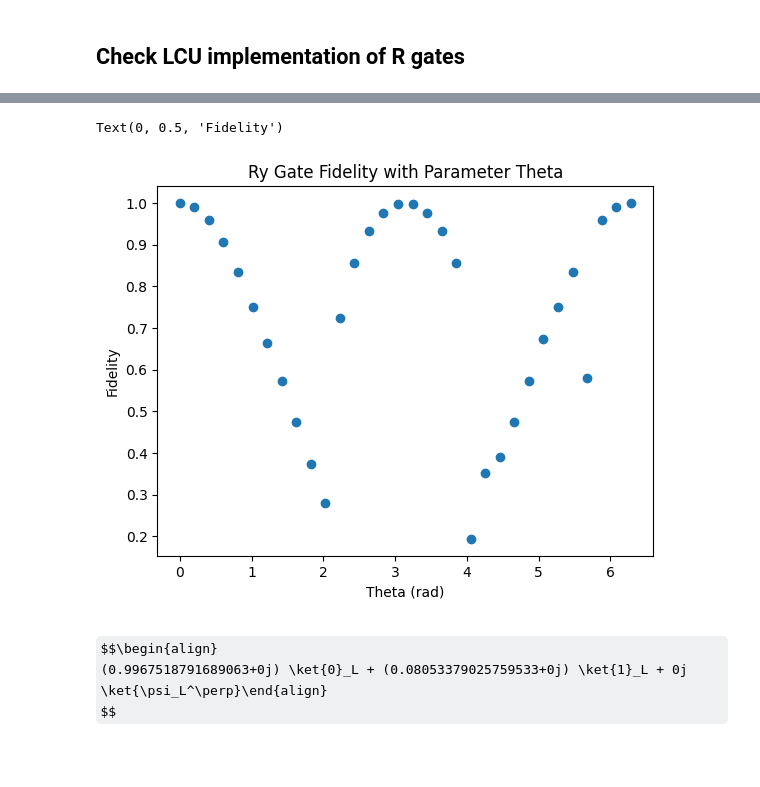
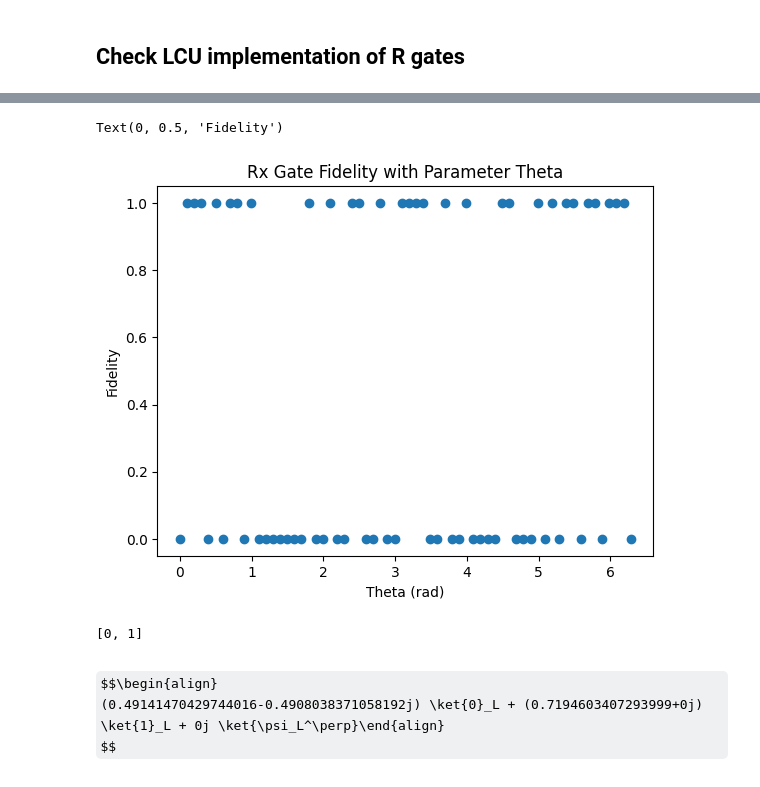
Before and after one commit to GT-Quantum-Computing-Association/LogicalQ, a Jupyter notebook: demos/QuantumSimulation.ipynb, the cells around one changed output, grey strips where cells are left out. Saved outputs shown, nothing was run; the diff lists cells and outputs as text; code cells hidden in the pictures; some formulas as TeX source.

Commit message:
Added Rx gate fidelity testing suite to QuantumSimulation.ipynb. Code is still messy

```diff
--- a/demos/QuantumSimulation.ipynb
+++ b/demos/QuantumSimulation.ipynb
@@ -828,18 +739,9 @@ ValueError: No measurements found in circuit with name circuit-3954; cannot perf
 # %%
 #from LogicalQ.tests.TestLogicalGates import TestRx
-from LogicalQ.Library.QECCs import steane_code
-from LogicalQ.Logical import LogicalStatevector, logical_state_fidelity, LogicalCircuit
-from LogicalQ.tests.TestLogicalGates import TestRx
-from LogicalQ.Library.QECCs import steane_code
-from LogicalQ.Experiments import execute_circuits
-from qiskit import QuantumCircuit
-from qiskit.quantum_info import Statevector
-from LogicalQ.Library.HardwareModels import hardware_models_Quantinuum
-from tqdm import tqdm
 
 import numpy as np
 
-def TestRx(qeccs=None, shots=5e3, num_steps=16):
+def TestRX(qeccs=None, shots=5e3, num_steps=16):
 
     lsv_list = []
 
@@ -854,45 +756,50 @@ def TestRx(qeccs=None, shots=5e3, num_steps=16):
             lqc_rx = LogicalCircuit(k, **qecc)
             lqc_rx.encode([0], initial_states=[0])
 
-            targets = list(range(k))
-            #lqc_rx.h(0)
-            #lqc_rx.t(0)
+            lqc_rx.h(0)
+            lqc_rx.t(0)
+            #lqc_rx.rx([0], theta)
             lqc_rx.rx([0], theta)
 
             lqc_rx.measure_all()
 
-            result = execute_circuits(lqc_rx, backend="aer_simulator", shots=shots, save_statevector=True)[0]#, hardware_model=hardware_models_Quantinuum["H2-1"])[0] #, coupling_map=None,
+            # from actual statevector
+            result = execute_circuits(lqc_rx, backend="aer_simulator", shots=shots, save_statevector=True)[0]#, hardware_model=hardware_models_Quantinuum["H2-1"], coupling_map=None)[0] #, coupling_map=None,
             sv = result.get_statevector()
             lsv = LogicalStatevector(sv, lqc_rx, k, qecc["label"], qecc["stabilizer_tableau"])
 
+            # from counts
+            #result = execute_circuits(lqc_rx, backend="aer_simulator", shots=shots)[0]#, save_memory=True)[0]#save_statevector=True)[0]#, hardware_model=hardware_models_Quantinuum["H2-1"], coupling_map=None)[0]
+            #counts = result.get_counts()#get_memory()
+            #lsv = LogicalStatevector.from_counts(counts, k, **qecc)
 
             qc_rx = QuantumCircuit(1)
-            #qc_rx.h(0)
-            #qc_rx.t(0)
+            qc_rx.h(0)
+            qc_rx.t(0)
+            #qc_rx.rx(theta, 0)
             qc_rx.rx(theta, 0)
             target_sv = Statevector(qc_rx)
 
             lsv_list.append((sv,lsv,target_sv))
 
             fidelity = logical_state_fidelity(lsv, target_sv)
             fidelities.append(fidelity)
         fidelity_per_theta[theta] = fidelities
 
     return fidelity_per_theta, lsv_list
 
-
-fidelities_per_theta, lsv_list = TestRx([steane_code], 5e2, 32)
+fidelities_per_theta, lsv_list = TestRX([steane_code], 1, 64)
 
 fidel_list = [el[0] for el in list(fidelities_per_theta.values())]
 #fidel_list[fidel_list == [np.nan]] = 0
 
-num_steps = 32
+num_steps = 64
 thetas = np.linspace(0, 2 * np.pi, num_steps)
 import matplotlib.pyplot as plt
 plt.scatter(thetas, fidel_list)
-plt.title("Ry Gate Fidelity with Parameter Theta")
+plt.title("Rx Gate Fidelity with Parameter Theta")
 plt.xlabel("Theta (rad)")
 plt.ylabel("Fidelity")
 # %% [output]
 Text(0, 0.5, 'Fidelity')
-[figure, old version]
+[figure, new version]
@@ -899,9 +818,14 @@ Text(0, 0.5, 'Fidelity')
+# %%
+lister = [0, 1, 2]
+lister[:2]
+# %% [output]
+[0, 1]
 # %%
-ctrl_state='10'sv, lsv, target_sv = lsv_list[3]
+sv, lsv, target_sv = lsv_list[31]
 lsv.draw(output='latex')
 # %% [output]
 $$\begin{align}
-(0.9967518791689063+0j) \ket{0}_L + (0.08053379025759533+0j) \ket{1}_L + 0j \ket{\psi_L^\perp}\end{align}
+(0.49141470429744016-0.4908038371058192j) \ket{0}_L + (0.7194603407293999+0j) \ket{1}_L + 0j \ket{\psi_L^\perp}\end{align}
 $$
 # %%
 target_sv.draw(output='latex')
```
Also changed, not shown: parts of 45 cells of this notebook, 1 other file.
